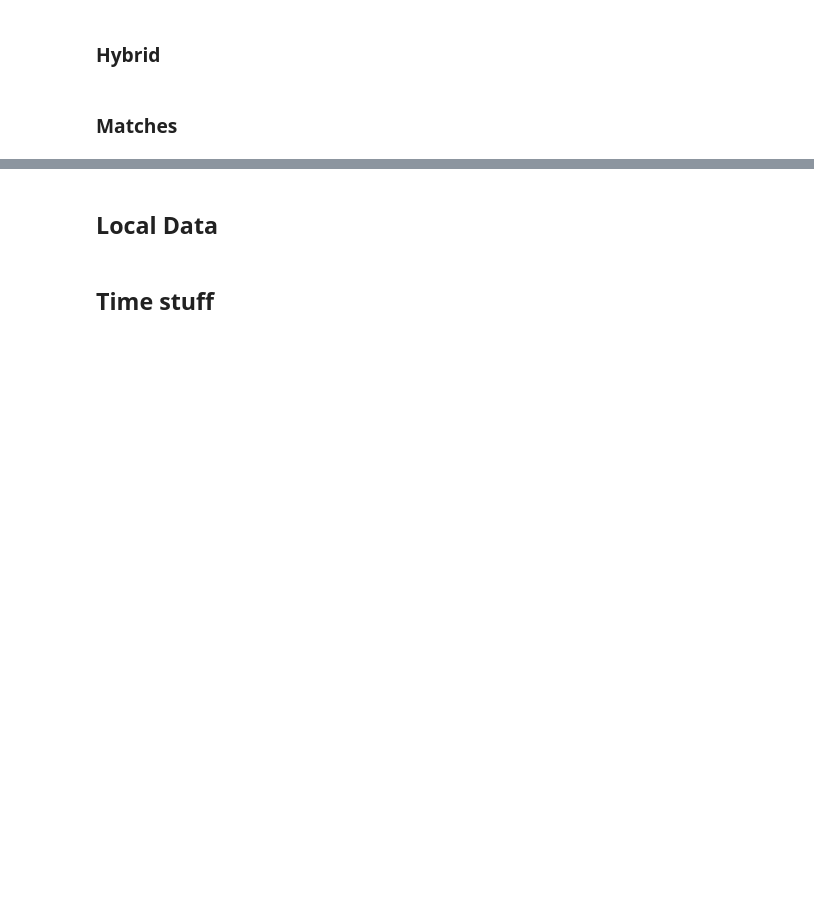
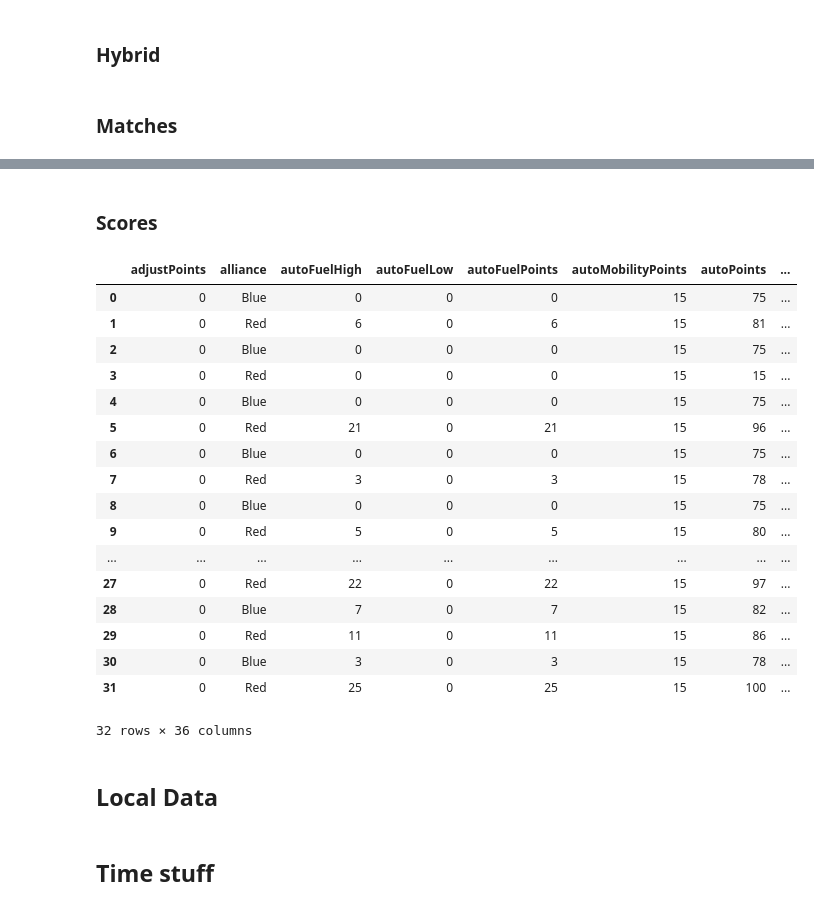
Before and after one commit to irwinsnet-old/fapy, a Jupyter notebook: firstApiPy_test_2.ipynb, the cells around one changed output, grey strips where cells are left out. Cells and saved outputs as stored; diff of their text form; code cells hidden in the pictures; blank space fills up the shorter version.

Commit message:
Added get_scores function.

```diff
--- a/firstApiPy_test_2.ipynb
+++ b/firstApiPy_test_2.ipynb
@@ -138,3 +131,28 @@ matches
+# %% [markdown]
+### Scores
+# %%
+scores = api.get_scores(sn, event="TURING", level="playoff")
+# %%
+scores
+# %% [output]
+|  | adjustPoints | alliance | autoFuelHigh | autoFuelLow | autoFuelPoints | autoMobilityPoints | autoPoints | ... |
+| 0 | 0 | Blue | 0 | 0 | 0 | 15 | 75 | ... |
+| 1 | 0 | Red | 6 | 0 | 6 | 15 | 81 | ... |
+| 2 | 0 | Blue | 0 | 0 | 0 | 15 | 75 | ... |
+| 3 | 0 | Red | 0 | 0 | 0 | 15 | 15 | ... |
+| 4 | 0 | Blue | 0 | 0 | 0 | 15 | 75 | ... |
+| 5 | 0 | Red | 21 | 0 | 21 | 15 | 96 | ... |
+| 6 | 0 | Blue | 0 | 0 | 0 | 15 | 75 | ... |
+| 7 | 0 | Red | 3 | 0 | 3 | 15 | 78 | ... |
+| 8 | 0 | Blue | 0 | 0 | 0 | 15 | 75 | ... |
+| 9 | 0 | Red | 5 | 0 | 5 | 15 | 80 | ... |
+| ... | ... | ... | ... | ... | ... | ... | ... | ... |
+| 27 | 0 | Red | 22 | 0 | 22 | 15 | 97 | ... |
+| 28 | 0 | Blue | 7 | 0 | 7 | 15 | 82 | ... |
+| 29 | 0 | Red | 11 | 0 | 11 | 15 | 86 | ... |
+| 30 | 0 | Blue | 3 | 0 | 3 | 15 | 78 | ... |
+| 31 | 0 | Red | 25 | 0 | 25 | 15 | 100 | ... |
+32 rows × 36 columns
 # %% [markdown]
 ## Local Data
 # %%
```
Also changed, not shown: parts of 2 cells of this notebook, 4 other files.
